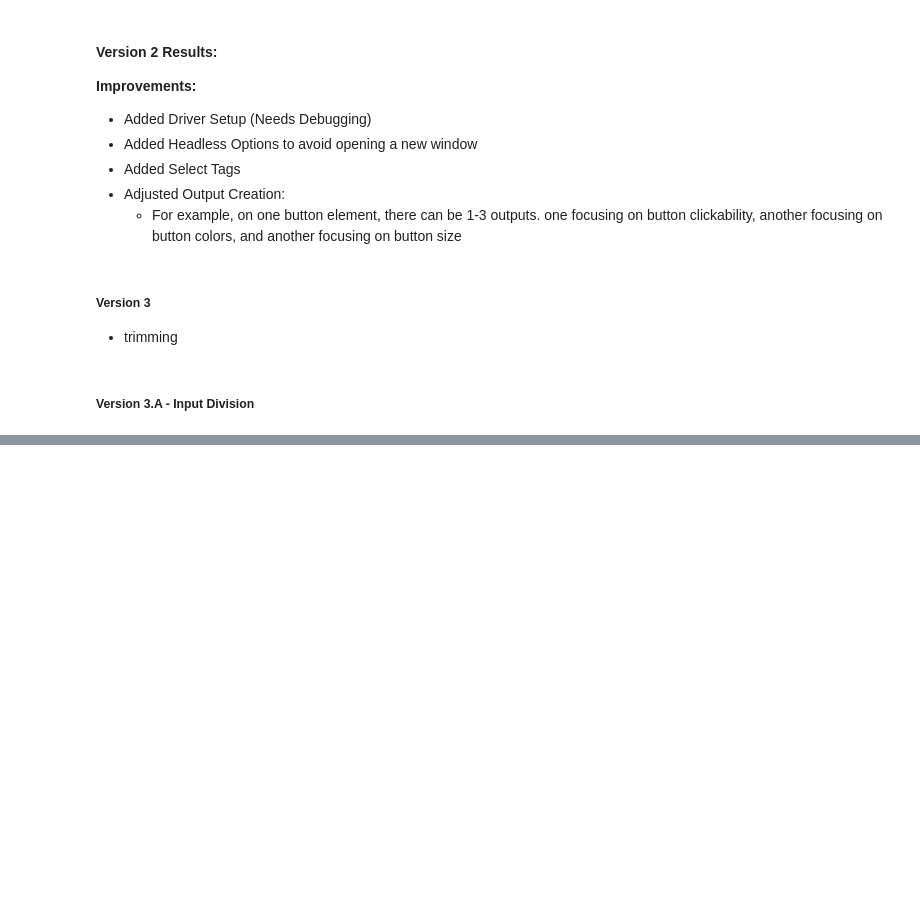
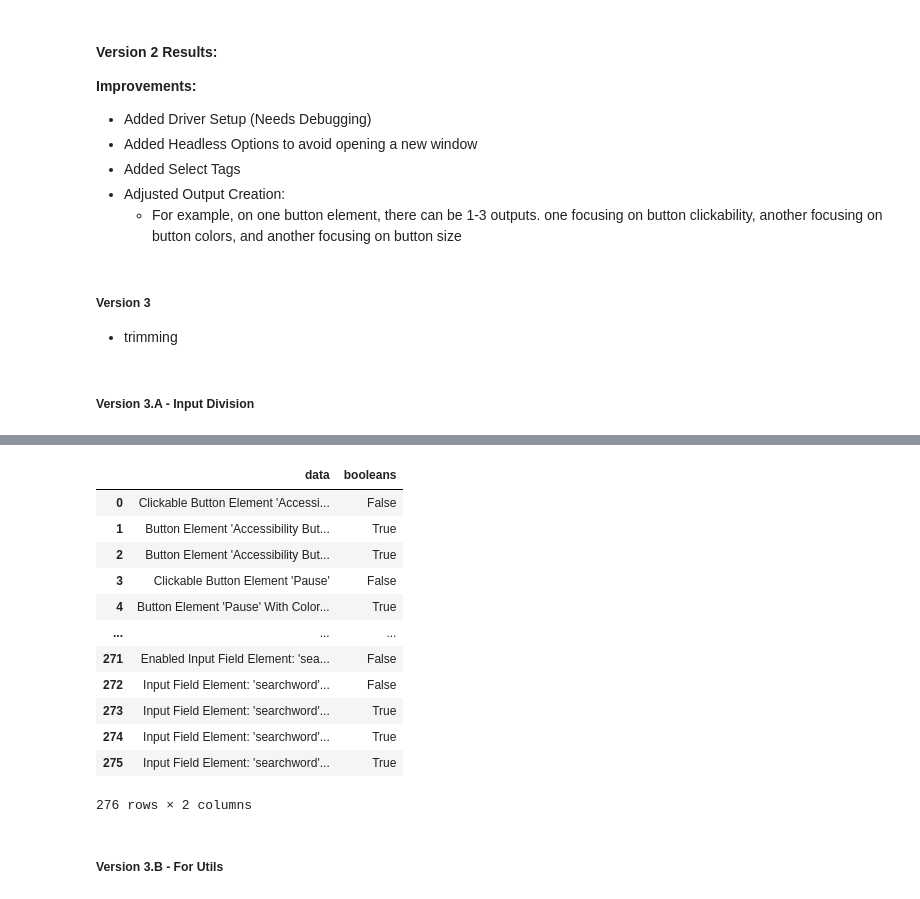
Before and after one commit to CasualCodes/next-gen-qa, a Jupyter notebook: components/scraper.ipynb, the cells around one changed output, grey strips where cells are left out. Saved outputs shown, nothing was run; the diff lists cells and outputs as text; code cells hidden in the pictures; blank space fills up the shorter version.

```diff
--- a/components/scraper.ipynb
+++ b/components/scraper.ipynb
@@ -1215,0 +1257,21 @@ def element_scrape(url):
+# %%
+boolean_div_data = divide_scraped_data(data, mode="BY_ELEMENT", elements=elements)
+# print(elements)
+df_alt = dataframe_init({"data": data, "booleans": boolean_div_data})
+df_alt
+# %% [output]
+|  | data | booleans |
+| 0 | Clickable Button Element 'Accessi... | False |
+| 1 | Button Element 'Accessibility But... | True |
+| 2 | Button Element 'Accessibility But... | True |
+| 3 | Clickable Button Element 'Pause' | False |
+| 4 | Button Element 'Pause' With Color... | True |
+| ... | ... | ... |
+| 271 | Enabled Input Field Element: 'sea... | False |
+| 272 | Input Field Element: 'searchword'... | False |
+| 273 | Input Field Element: 'searchword'... | True |
+| 274 | Input Field Element: 'searchword'... | True |
+| 275 | Input Field Element: 'searchword'... | True |
+276 rows × 2 columns
+# %% [markdown]
+##### Version 3.B - For Utils
```
Also changed, not shown: parts of 4 cells of this notebook, 2 other files.
